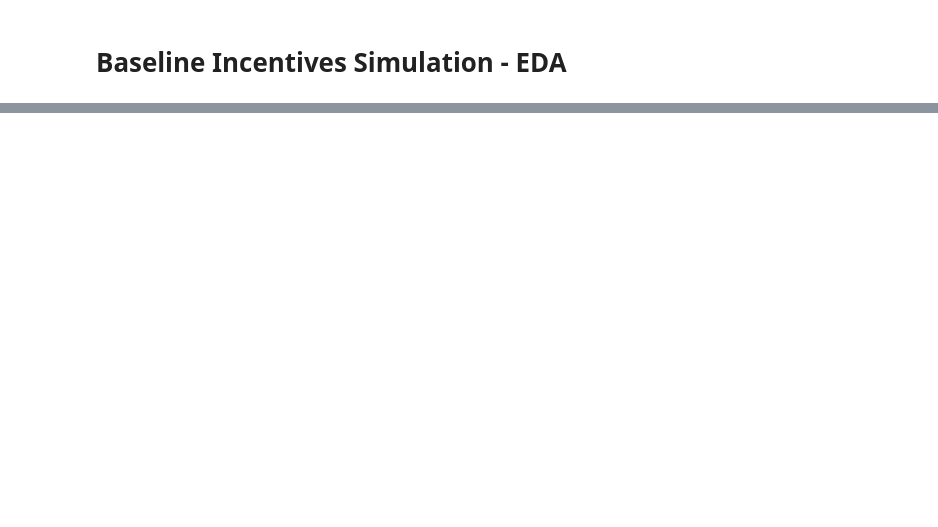
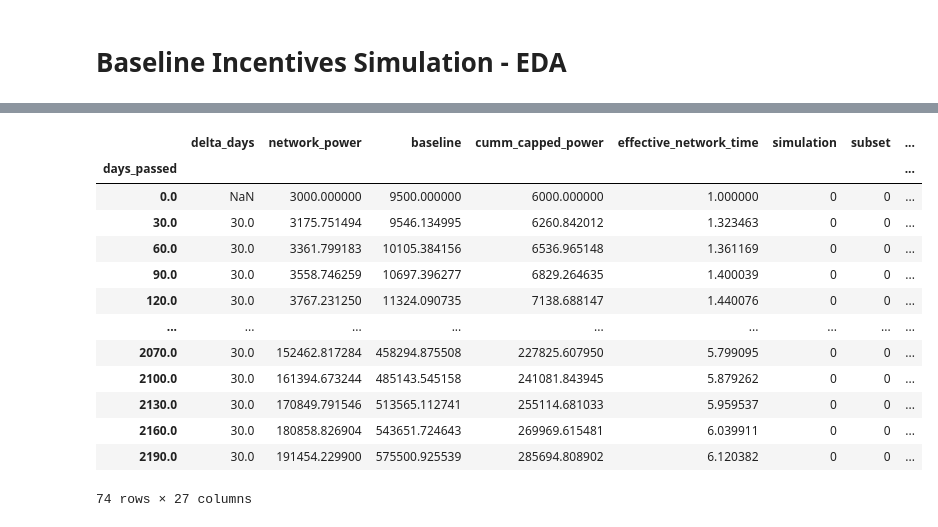
Before and after one commit to BlockScience/filecoin-baseline-incentives, a Jupyter notebook: notebooks/simulation_eda.ipynb, the cells around one changed output, grey strips where cells are left out. Drawn from its saved outputs; the diff is of its cells as text; code cells hidden in the pictures; blank space fills up the shorter version.

```diff
--- a/notebooks/simulation_eda.ipynb
+++ b/notebooks/simulation_eda.ipynb
@@ -25,0 +39,17 @@ raw_df
+# %%
+df
+# %% [output]
+|  | delta_days | network_power | baseline | cumm_capped_power | effective_network_time | simulation | subset | ... |
+| days_passed |  |  |  |  |  |  |  | ... |
+| 0.0 | NaN | 3000.000000 | 9500.000000 | 6000.000000 | 1.000000 | 0 | 0 | ... |
+| 30.0 | 30.0 | 3175.751494 | 9546.134995 | 6260.842012 | 1.323463 | 0 | 0 | ... |
+| 60.0 | 30.0 | 3361.799183 | 10105.384156 | 6536.965148 | 1.361169 | 0 | 0 | ... |
+| 90.0 | 30.0 | 3558.746259 | 10697.396277 | 6829.264635 | 1.400039 | 0 | 0 | ... |
+| 120.0 | 30.0 | 3767.231250 | 11324.090735 | 7138.688147 | 1.440076 | 0 | 0 | ... |
+| ... | ... | ... | ... | ... | ... | ... | ... | ... |
+| 2070.0 | 30.0 | 152462.817284 | 458294.875508 | 227825.607950 | 5.799095 | 0 | 0 | ... |
+| 2100.0 | 30.0 | 161394.673244 | 485143.545158 | 241081.843945 | 5.879262 | 0 | 0 | ... |
+| 2130.0 | 30.0 | 170849.791546 | 513565.112741 | 255114.681033 | 5.959537 | 0 | 0 | ... |
+| 2160.0 | 30.0 | 180858.826904 | 543651.724643 | 269969.615481 | 6.039911 | 0 | 0 | ... |
+| 2190.0 | 30.0 | 191454.229900 | 575500.925539 | 285694.808902 | 6.120382 | 0 | 0 | ... |
+74 rows × 27 columns
```
Also changed, not shown: parts of 6 cells of this notebook, 4 other files.
